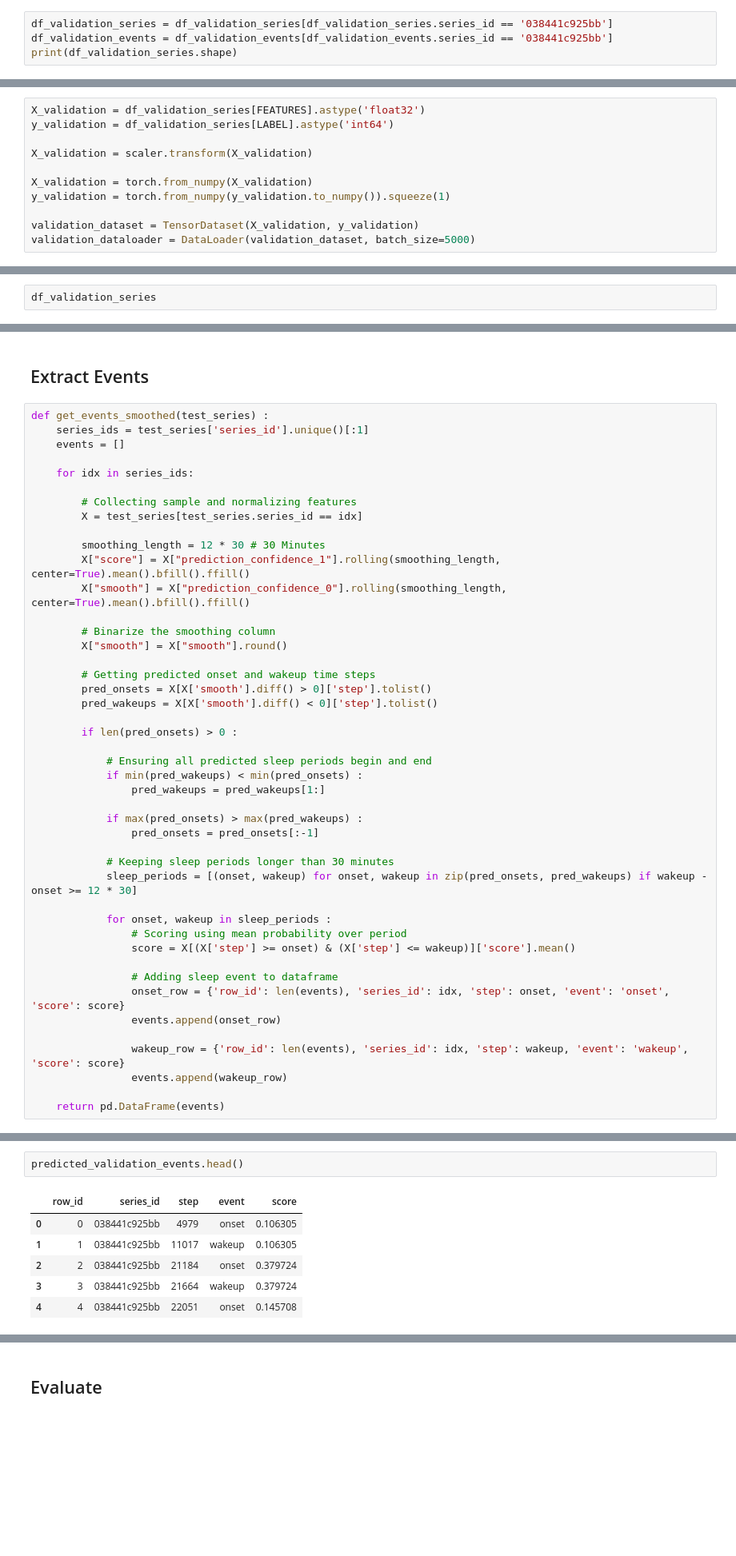
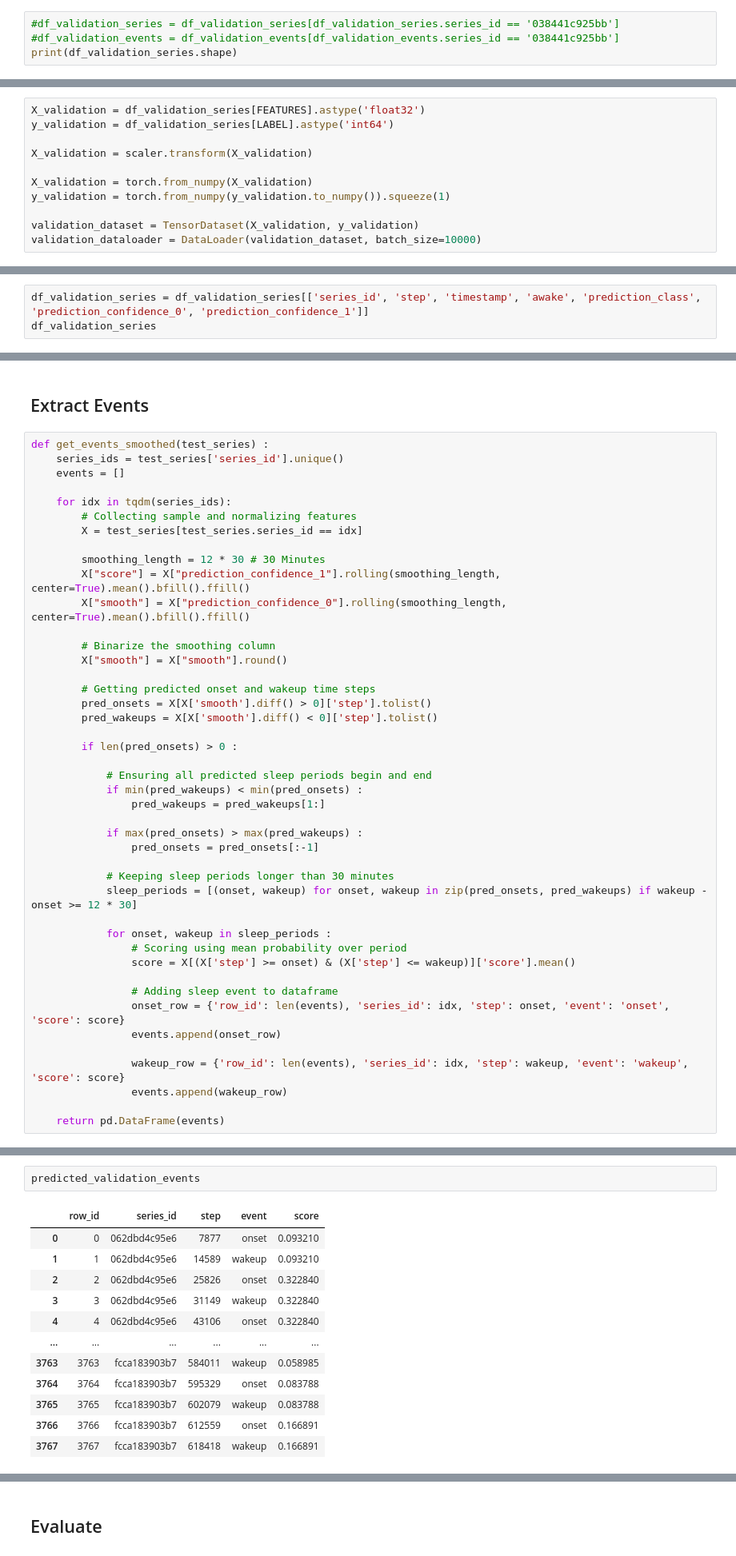
Before and after one commit to Timon0/ai-challenge-neural-nappers, a Jupyter notebook: notebooks/submission_mlp.ipynb, the cells around one changed output, grey strips where cells are left out. Shown: that part at 80% size. Saved outputs shown, nothing was run; the diff lists cells and outputs as text; blank space fills up the shorter version.

```diff
--- a/notebooks/submission_mlp.ipynb
+++ b/notebooks/submission_mlp.ipynb
@@ -43,5 +44,5 @@ df_validation_events
 # %%
-df_validation_series = df_validation_series[df_validation_series.series_id == '038441c925bb']
-df_validation_events = df_validation_events[df_validation_events.series_id == '038441c925bb']
+#df_validation_series = df_validation_series[df_validation_series.series_id == '038441c925bb']
+#df_validation_events = df_validation_events[df_validation_events.series_id == '038441c925bb']
 print(df_validation_series.shape)
 # %% [output]
@@ -75,7 +76,7 @@ X_validation = torch.from_numpy(X_validation)
 y_validation = torch.from_numpy(y_validation.to_numpy()).squeeze(1)
 
 validation_dataset = TensorDataset(X_validation, y_validation)
-validation_dataloader = DataLoader(validation_dataset, batch_size=5000)
+validation_dataloader = DataLoader(validation_dataset, batch_size=10000)
 # %% [markdown]
 ## Predict
 # %%
@@ -109,5 +110,6 @@ df_validation_series['prediction_class'] = label_list
 df_validation_series['prediction_confidence_0'] = confidence_0_list
 df_validation_series['prediction_confidence_1'] = confidence_1_list
 # %%
+df_validation_series = df_validation_series[['series_id', 'step', 'timestamp', 'awake', 'prediction_class', 'prediction_confidence_0', 'prediction_confidence_1']]
 df_validation_series
 # %% [output]
@@ -128,11 +130,10 @@ df_validation_series
 ## Extract Events
 # %%
 def get_events_smoothed(test_series) :
-    series_ids = test_series['series_id'].unique()[:1]
+    series_ids = test_series['series_id'].unique()
     events = []
 
-    for idx in series_ids:
-
+    for idx in tqdm(series_ids):
         # Collecting sample and normalizing features
         X = test_series[test_series.series_id == idx]
 
@@ -176,9 +195,15 @@ predicted_validation_events = get_events_smoothed(df_validation_series)
 # %%
-predicted_validation_events.head()
+predicted_validation_events
 # %% [output]
 |  | row_id | series_id | step | event | score |
-| 0 | 0 | 038441c925bb | 4979 | onset | 0.106305 |
-| 1 | 1 | 038441c925bb | 11017 | wakeup | 0.106305 |
-| 2 | 2 | 038441c925bb | 21184 | onset | 0.379724 |
-| 3 | 3 | 038441c925bb | 21664 | wakeup | 0.379724 |
-| 4 | 4 | 038441c925bb | 22051 | onset | 0.145708 |
+| 0 | 0 | 062dbd4c95e6 | 7877 | onset | 0.093210 |
+| 1 | 1 | 062dbd4c95e6 | 14589 | wakeup | 0.093210 |
+| 2 | 2 | 062dbd4c95e6 | 25826 | onset | 0.322840 |
+| 3 | 3 | 062dbd4c95e6 | 31149 | wakeup | 0.322840 |
+| 4 | 4 | 062dbd4c95e6 | 43106 | onset | 0.322840 |
+| ... | ... | ... | ... | ... | ... |
+| 3763 | 3763 | fcca183903b7 | 584011 | wakeup | 0.058985 |
+| 3764 | 3764 | fcca183903b7 | 595329 | onset | 0.083788 |
+| 3765 | 3765 | fcca183903b7 | 602079 | wakeup | 0.083788 |
+| 3766 | 3766 | fcca183903b7 | 612559 | onset | 0.166891 |
+| 3767 | 3767 | fcca183903b7 | 618418 | wakeup | 0.166891 |
```
Also changed, not shown: parts of 8 cells of this notebook, 1 other file.
